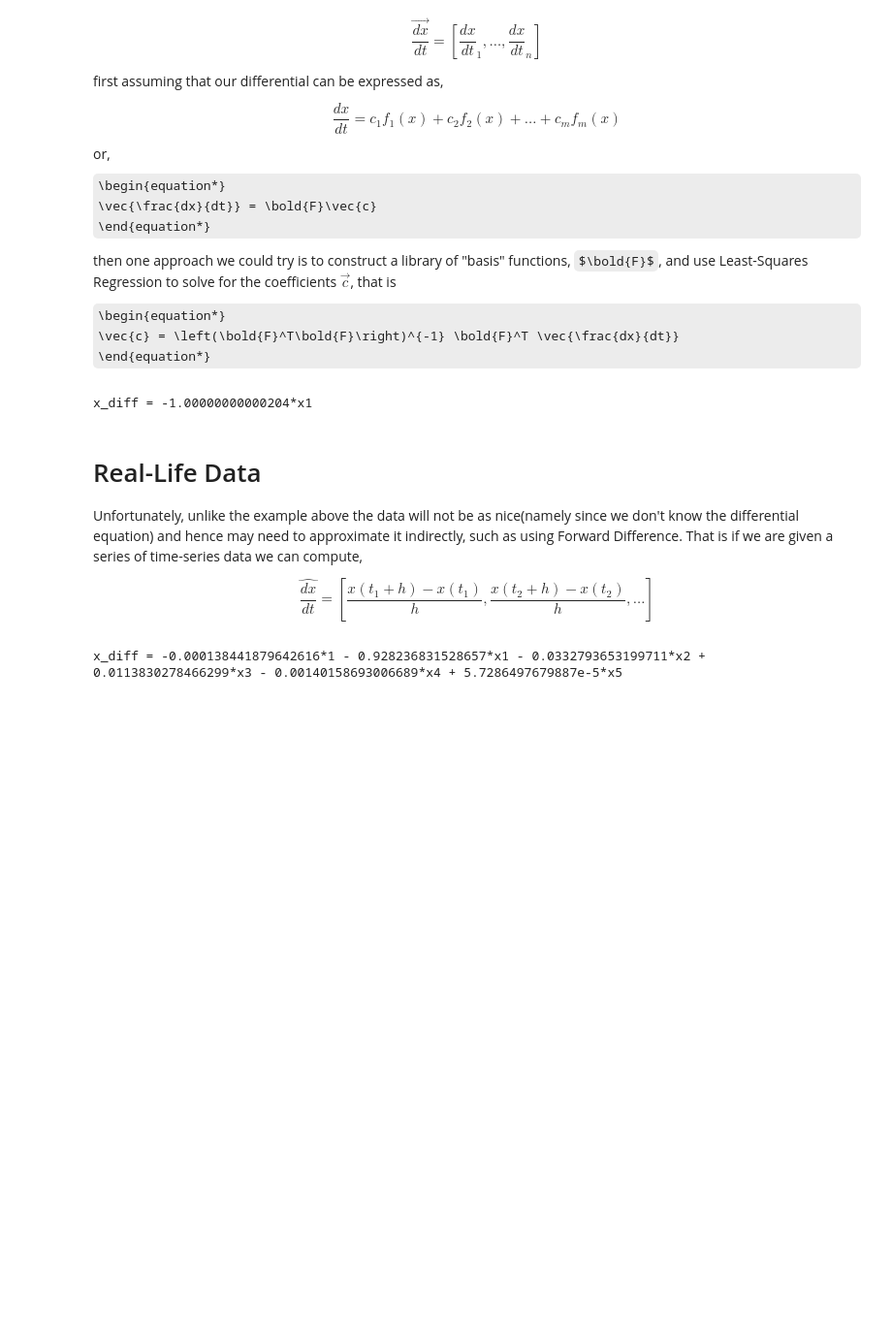
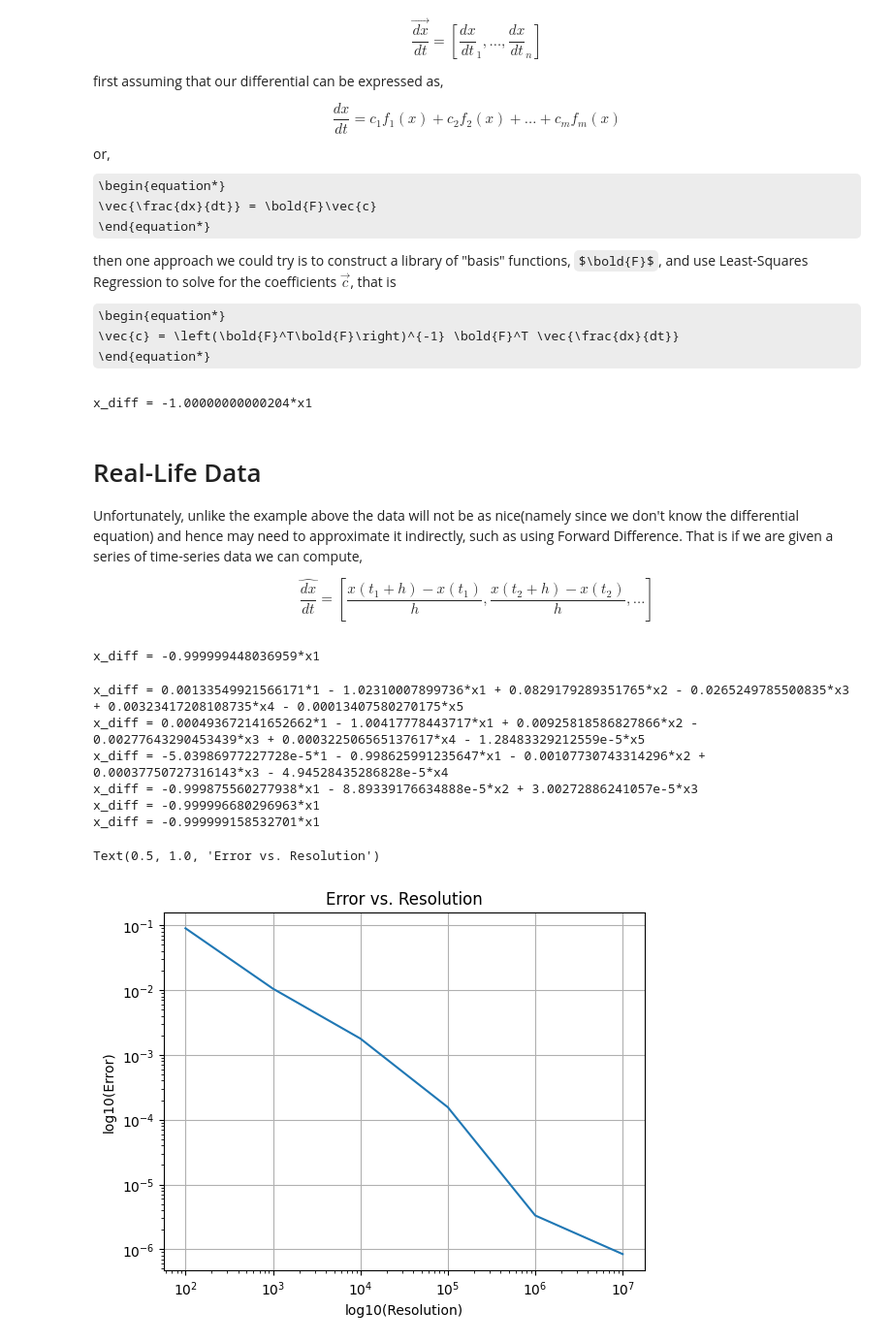
Before and after one commit to Noah-B-Reef/diff-eq-model-learner, a Jupyter notebook: naive.ipynb, the cells around one changed output. Shown at 97% size. Drawn from its saved outputs; the diff is of its cells as text; code cells hidden in the pictures; some formulas as TeX source; blank space fills up the shorter version.

```diff
--- a/naive.ipynb
+++ b/naive.ipynb
@@ -117,7 +119,7 @@ Unfortunately, unlike the example above the data will not be as nice(namely sinc
 \end{equation*}
 # %%
 # generate time series data
-t = np.linspace(0,10, 100) # 0 <= t <= 10
+t = np.linspace(0,10, 10000000) # 0 <= t <= 10
 
 delta_t = t[1] - t[0] # time step
 
@@ -150,7 +152,7 @@ F = np.column_stack((one, x, x_2, x_3, x_4, x_5))
 a = np.linalg.lstsq(F, x_dot, rcond=None)[0]
 
 # set error threshold
-epsilon = 1e-6
+epsilon = 1e-5
 
 # remove values less then the alloted error threshold
 a[abs(a) < epsilon] = 0
@@ -163,4 +165,75 @@ a_sym = sp.Matrix(a)
 # print the solution
 print('x_diff = ' + str((F_sym.T * a_sym)[0]))
 # %% [output]
-x_diff = -0.000138441879642616*1 - 0.928236831528657*x1 - 0.0332793653199711*x2 + 0.0113830278466299*x3 - 0.00140158693006689*x4 + 5.7286497679887e-5*x5
+x_diff = -0.999999448036959*x1
+# %%
+
+resolution = [100,1000,10000,100000,1000000,10000000]
+error = []
+for res in resolution:
+    t = np.linspace(0,10, res) # 0 <= t <= 10
+
+    delta_t = t[1] - t[0] # time step
+
+    x = 10*np.exp(-t) # x = 10e^(-t)
+
+    # add noise to the data
+
+    # randomly select points in data
+    indices = np.random.choice(range(len(t)), 10, replace=False)
+
+    # add noise to the selected points
+    x[indices] = x[indices] + np.random.normal(0, 0.1, len(indices))
+
+
+    # approximate the derivative using forward-difference
+    x_dot = [(x[i+1] - x[i])/delta_t for i in range(len(t)-1)]
+
+    # create basis functions
+    one = np.ones(len(t)-1)
+    x = 10*np.exp(-t[:-1])
+    x_2 = x**2
+    x_3 = x**3
+    x_4 = x**4
+    x_5 = x**5
+
+    # create function matrix F
+    F = np.column_stack((one, x, x_2, x_3, x_4, x_5))
+
+    # solve for the coefficients
+    a = np.linalg.lstsq(F, x_dot, rcond=None)[0]
+
+    # set error threshold
+    epsilon = 1e-5
+
+    # remove values less then the alloted error threshold
+    a[abs(a) < epsilon] = 0
+
+    # print solution
+    one, x1, x2, x3, x4, x5 = sp.symbols('1 x1 x2 x3 x4 x5')
+    F_sym = sp.Matrix([one, x1, x2, x3, x4, x5])
+    a_sym = sp.Matrix(a)
+
+    # print the solution
+    print('x_diff = ' + str((F_sym.T * a_sym)[0]))
+    error.append(np.linalg.norm(np.array([0, -1, 0, 0,0, 0]) - a))
+# plot the error
+
+x = resolution
+y = error
+plt.grid()
+plt.plot(x, y)
+plt.xscale('log')
+plt.yscale('log')
+plt.xlabel('log10(Resolution)')
+plt.ylabel('log10(Error)')
+plt.title('Error vs. Resolution')
+# %% [output]
+x_diff = 0.00133549921566171*1 - 1.02310007899736*x1 + 0.0829179289351765*x2 - 0.0265249785500835*x3 + 0.00323417208108735*x4 - 0.00013407580270175*x5
+x_diff = 0.000493672141652662*1 - 1.00417778443717*x1 + 0.00925818586827866*x2 - 0.00277643290453439*x3 + 0.000322506565137617*x4 - 1.28483329212559e-5*x5
+x_diff = -5.03986977227728e-5*1 - 0.998625991235647*x1 - 0.00107730743314296*x2 + 0.00037750727316143*x3 - 4.94528435286828e-5*x4
+x_diff = -0.999875560277938*x1 - 8.89339176634888e-5*x2 + 3.00272886241057e-5*x3
+x_diff = -0.999996680296963*x1
+x_diff = -0.999999158532701*x1
+Text(0.5, 1.0, 'Error vs. Resolution')
+[figure, added]
```
Also changed, not shown: parts of 3 cells of this notebook.
